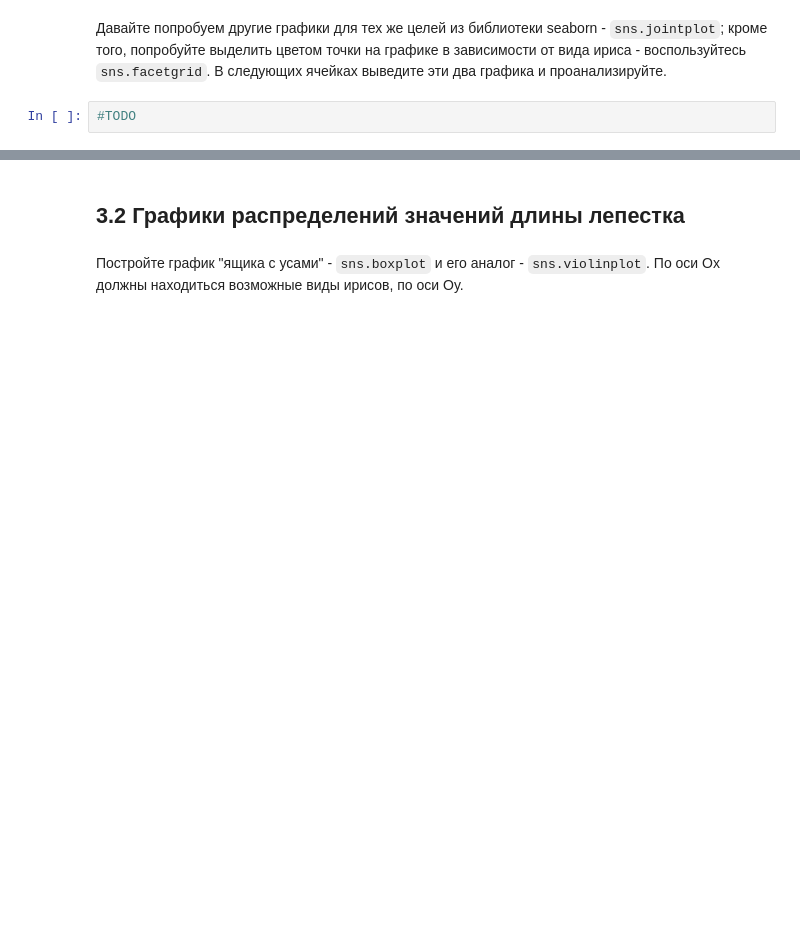
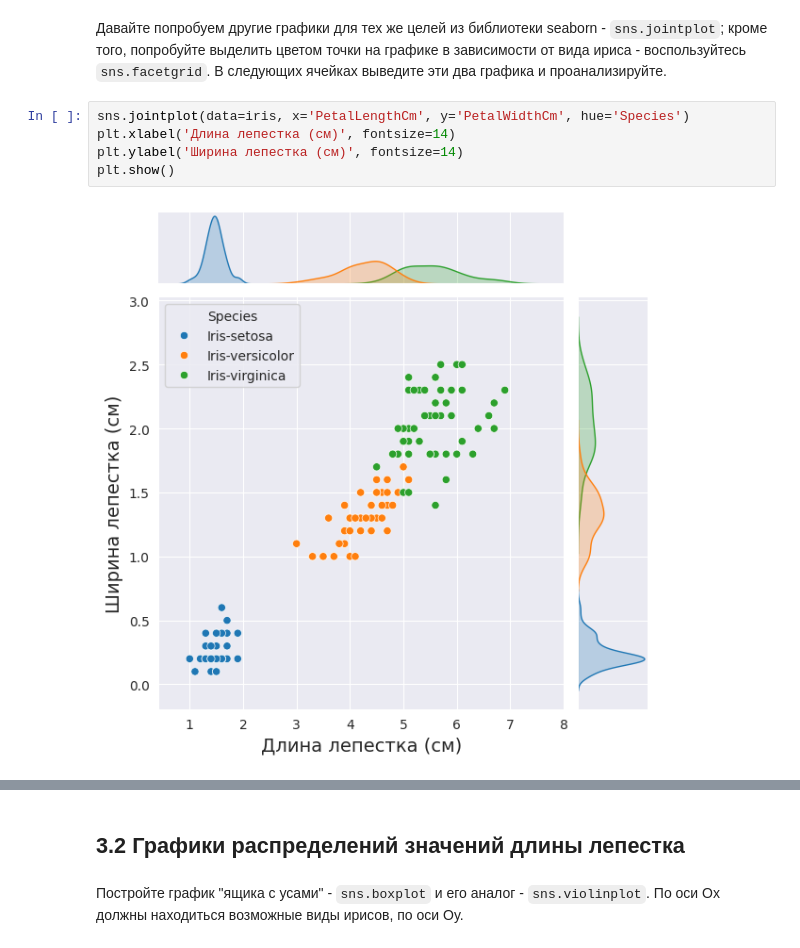
Before and after one commit to Andrei24511/python_archive, a Jupyter notebook: lab_1_np_pandas_matplotlib.ipynb, the cells around one changed output, grey strips where cells are left out. Saved outputs shown, nothing was run; the diff lists cells and outputs as text; blank space fills up the shorter version.

```diff
--- a/lab_1_np_pandas_matplotlib.ipynb
+++ b/lab_1_np_pandas_matplotlib.ipynb
@@ -647,4 +656,9 @@ Name: count, dtype: int64
 # %% [markdown]
 Давайте попробуем другие графики для тех же целей из библиотеки seaborn - `sns.jointplot`; кроме того, попробуйте выделить цветом точки на графике в зависимости от вида ириса - воспользуйтесь `sns.facetgrid`. В следующих ячейках выведите эти два графика и проанализируйте.
-# %%
-#TODO
+# %%
+sns.jointplot(data=iris, x='PetalLengthCm', y='PetalWidthCm', hue='Species')
+plt.xlabel('Длина лепестка (см)', fontsize=14)
+plt.ylabel('Ширина лепестка (см)', fontsize=14)
+plt.show()
+# %% [output]
+[figure, added]
```
Also changed, not shown: parts of 15 cells of this notebook.
